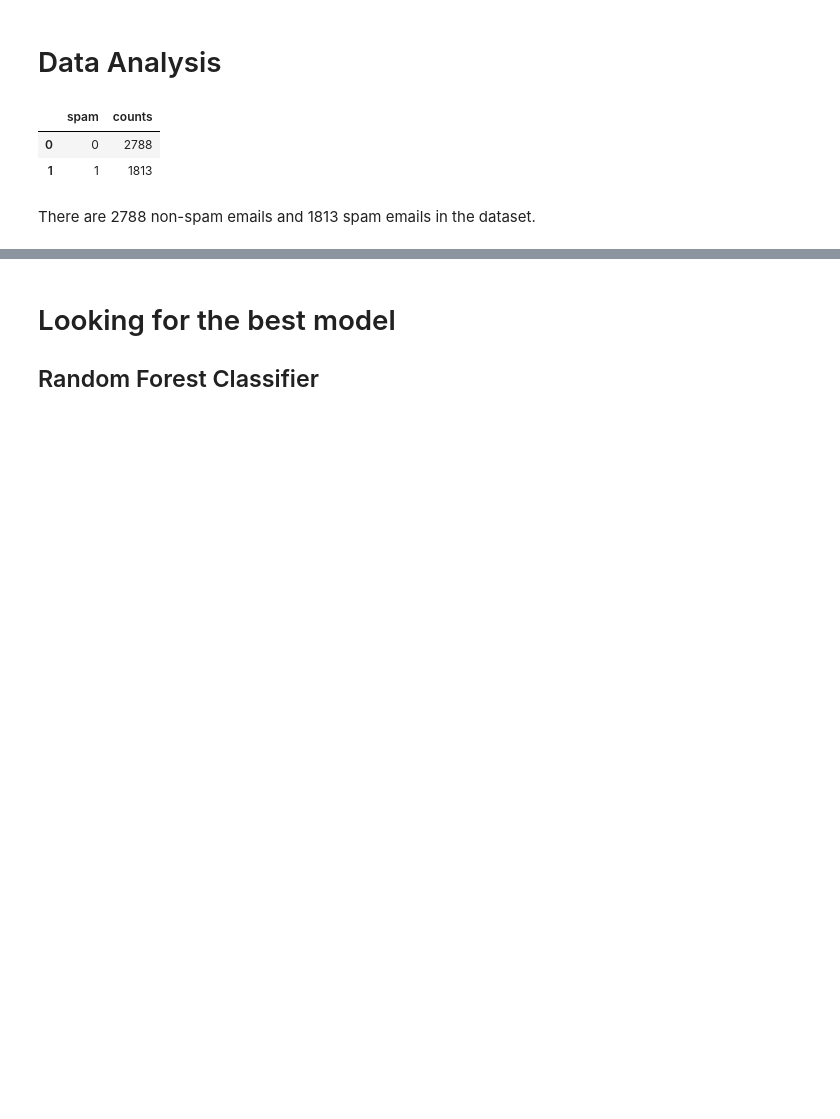
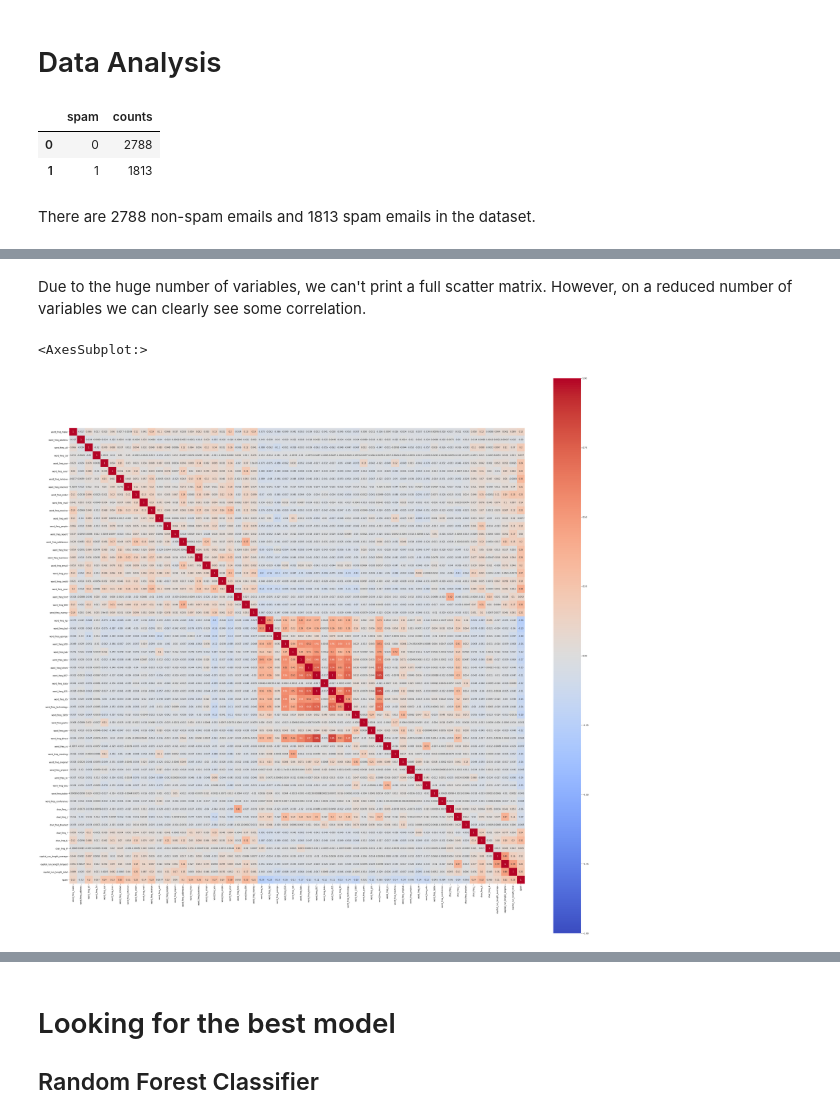
Before and after one commit to MeNicolas/SpamDetector, a Jupyter notebook: training.ipynb, the cells around one changed output, grey strips where cells are left out. Drawn from its saved outputs; the diff is of its cells as text; code cells hidden in the pictures; blank space fills up the shorter version.

```diff
--- a/training.ipynb
+++ b/training.ipynb
@@ -65,0 +72,8 @@ KeyboardInterrupt:
+# %% [markdown]
+Due to the huge number of variables, we can't print a full scatter matrix. However, on a reduced number of variables we can clearly see some correlation.
+# %%
+plt.figure(figsize=(50,50))
+sns.heatmap(df.corr("pearson"), bvmin=-1, vmax=1, cmap='coolwarm', annot=True, square=True)
+# %% [output]
+<AxesSubplot:>
+[figure, added]
```
Also changed, not shown: parts of 21 cells of this notebook, 8 other files.
